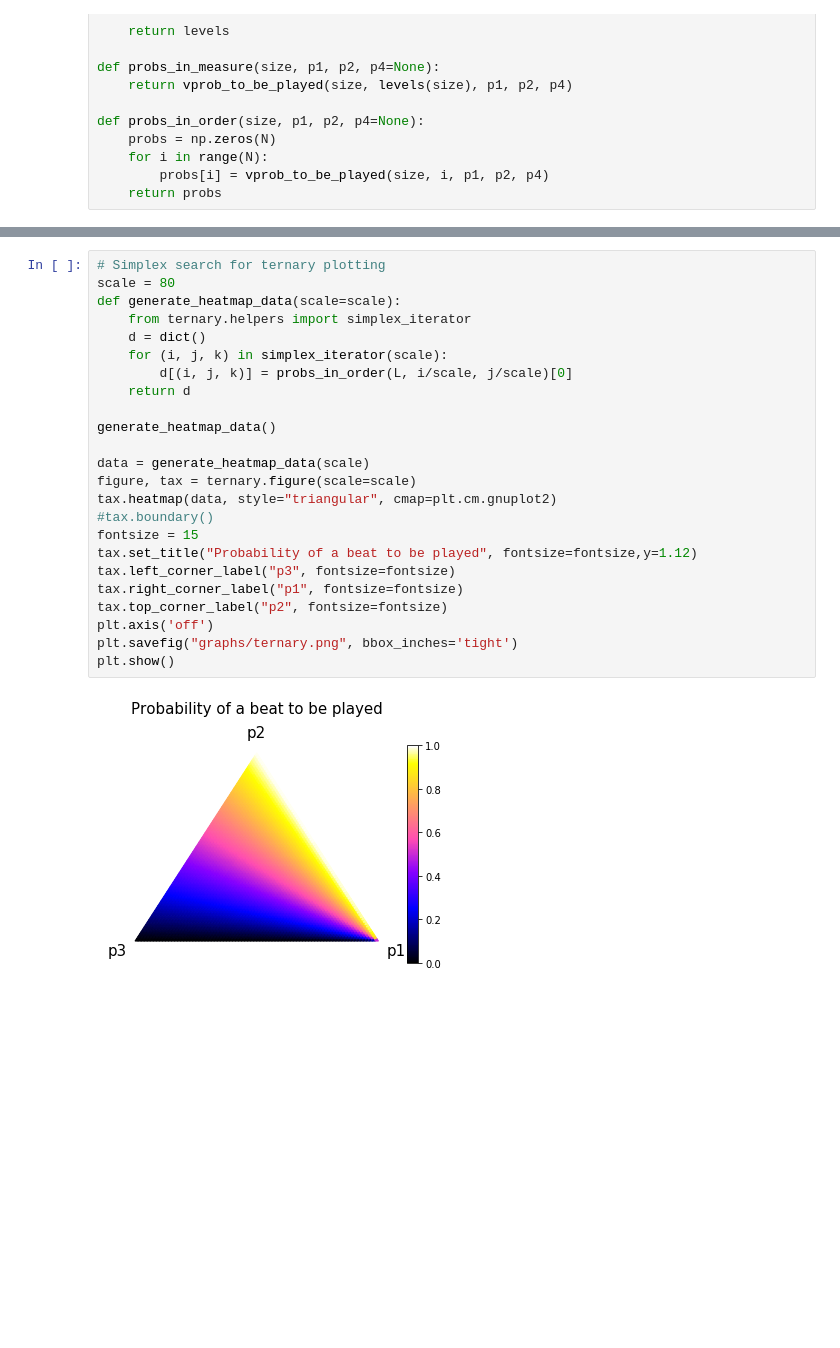
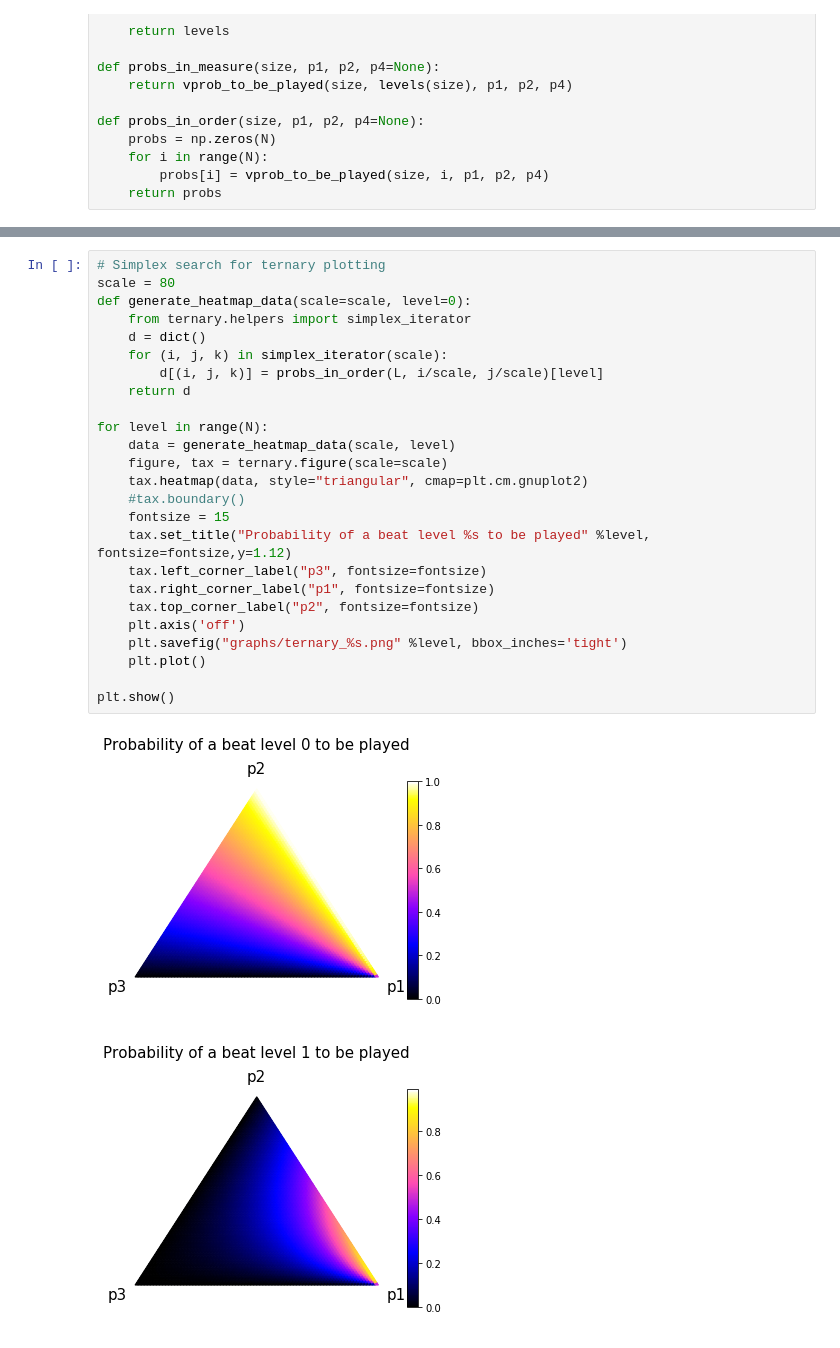
Before and after one commit to lucieperrotta/DCML, a Jupyter notebook: Grammar.ipynb, the cells around one changed output, grey strips where cells are left out. Drawn from its saved outputs; the diff is of its cells as text; blank space fills up the shorter version.

```diff
--- a/Grammar.ipynb
+++ b/Grammar.ipynb
@@ -195,26 +195,28 @@ plt.show()
 # %%
 # Simplex search for ternary plotting
 scale = 80
-def generate_heatmap_data(scale=scale):
+def generate_heatmap_data(scale=scale, level=0):
     from ternary.helpers import simplex_iterator
     d = dict()
     for (i, j, k) in simplex_iterator(scale):
-        d[(i, j, k)] = probs_in_order(L, i/scale, j/scale)[0]
+        d[(i, j, k)] = probs_in_order(L, i/scale, j/scale)[level]
     return d
 
-generate_heatmap_data()
+for level in range(N):
+    data = generate_heatmap_data(scale, level)
+    figure, tax = ternary.figure(scale=scale)
+    tax.heatmap(data, style="triangular", cmap=plt.cm.gnuplot2)
+    #tax.boundary()
+    fontsize = 15
+    tax.set_title("Probability of a beat level %s to be played" %level, fontsize=fontsize,y=1.12)
+    tax.left_corner_label("p3", fontsize=fontsize)
+    tax.right_corner_label("p1", fontsize=fontsize)
+    tax.top_corner_label("p2", fontsize=fontsize)
+    plt.axis('off')
+    plt.savefig("graphs/ternary_%s.png" %level, bbox_inches='tight')
+    plt.plot()
 
-data = generate_heatmap_data(scale)
-figure, tax = ternary.figure(scale=scale)
-tax.heatmap(data, style="triangular", cmap=plt.cm.gnuplot2)
-#tax.boundary()
-fontsize = 15
-tax.set_title("Probability of a beat to be played", fontsize=fontsize,y=1.12)
-tax.left_corner_label("p3", fontsize=fontsize)
-tax.right_corner_label("p1", fontsize=fontsize)
-tax.top_corner_label("p2", fontsize=fontsize)
-plt.axis('off')
-plt.savefig("graphs/ternary.png", bbox_inches='tight')
 plt.show()
 # %% [output]
-[figure, old version]
+[figure, new version]
+[figure, added]
```
Also changed, not shown: parts of 2 cells of this notebook, 7 other files.
